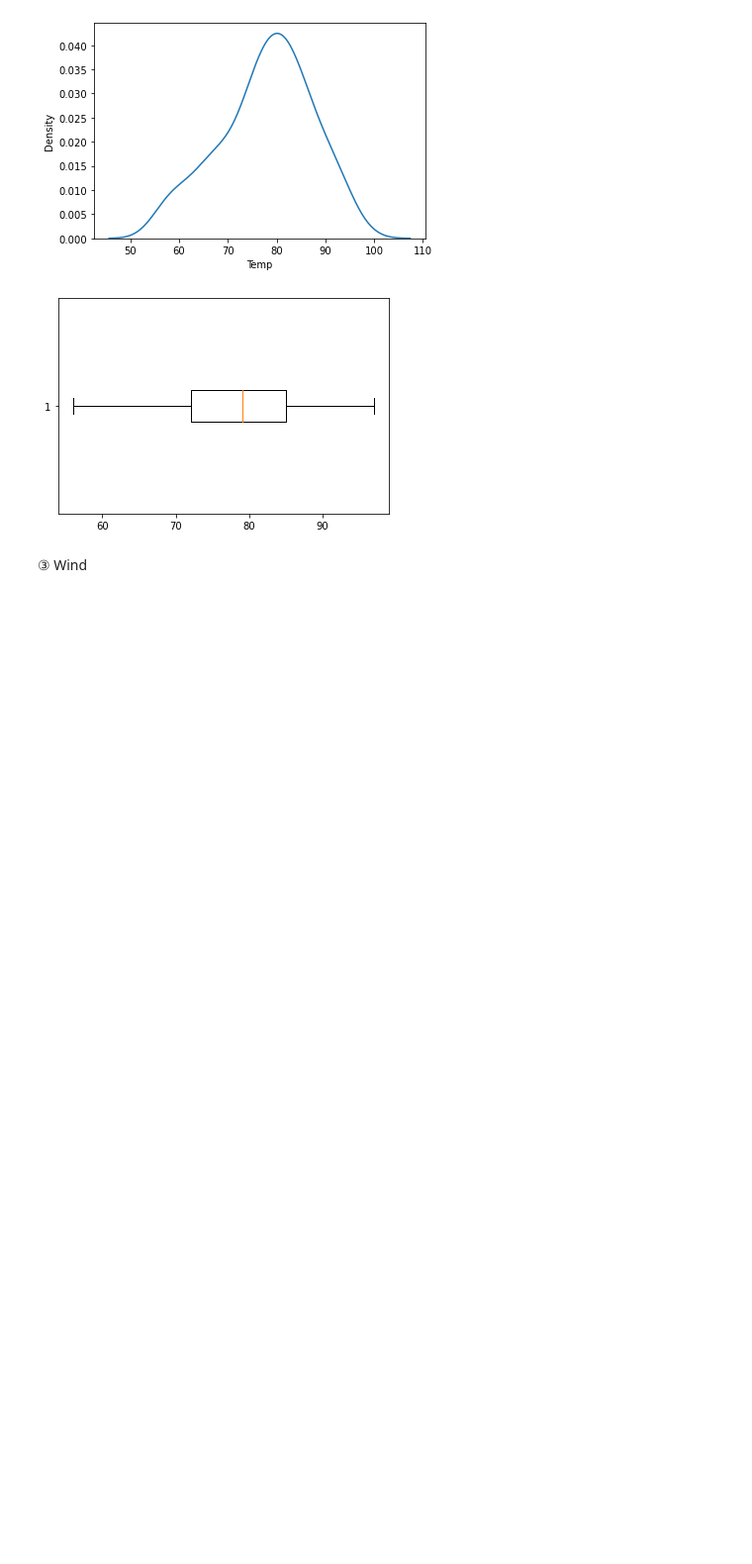
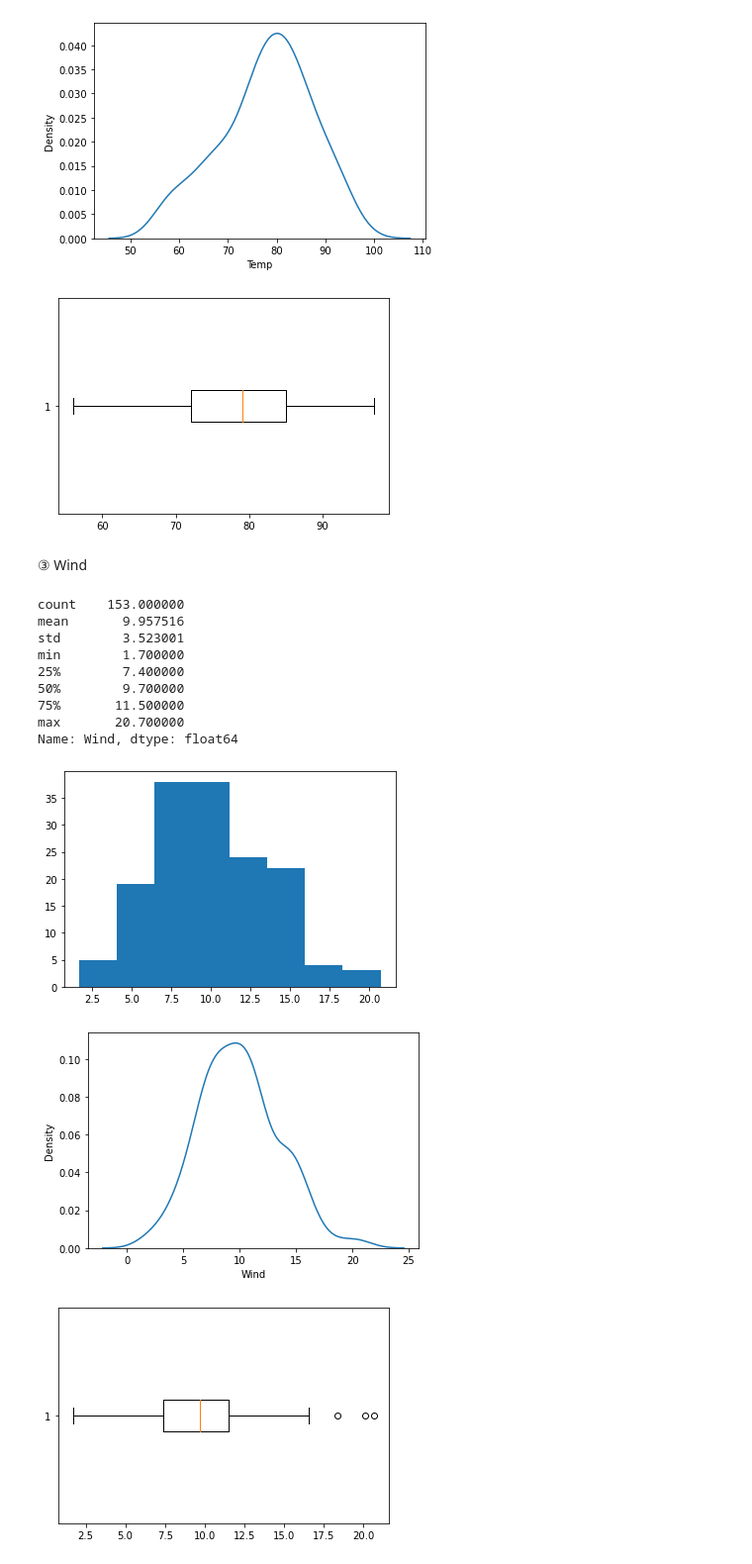
Before and after one commit to nahyeeon/kt-ai-2, a Jupyter notebook: python라이브러리/데이터 분석 및 의미찾기/03과 단변량분석_숫자형변수.ipynb, the cells around one changed output. Shown: that part at 99% size. Saved outputs shown, nothing was run; the diff lists cells and outputs as text; code cells hidden in the pictures; blank space fills up the shorter version.

```diff
--- a/python라이브러리/데이터 분석 및 의미찾기/03과 단변량분석_숫자형변수.ipynb
+++ b/python라이브러리/데이터 분석 및 의미찾기/03과 단변량분석_숫자형변수.ipynb
@@ -528,0 +533,32 @@ Name: Temp, dtype: float64
+# %%
+var= 'Wind'
+temp= air.loc[air['Wind'].notnull(), var]
+
+# 기초 통계량
+print(temp.describe())
+
+
+# 히스토그램
+plt.hist(temp, bins=8)
+plt.show()
+
+# density plot
+sns.kdeplot(temp)
+plt.show()
+
+# boxplot
+plt.boxplot(temp, vert=False)
+plt.show()
+# %% [output]
+count    153.000000
+mean       9.957516
+std        3.523001
+min        1.700000
+25%        7.400000
+50%        9.700000
+75%       11.500000
+max       20.700000
+Name: Wind, dtype: float64
+[figure, added]
+[figure, added]
+[figure, added]
```
Also changed, not shown: parts of 5 cells of this notebook, 1 other file.
